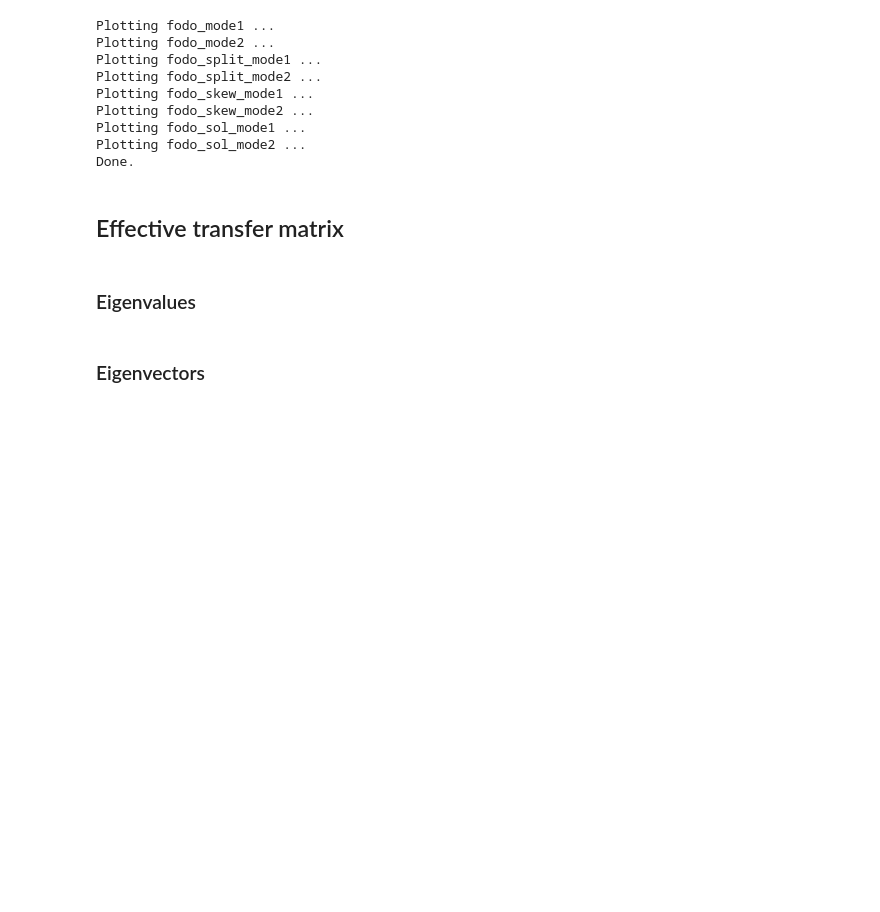
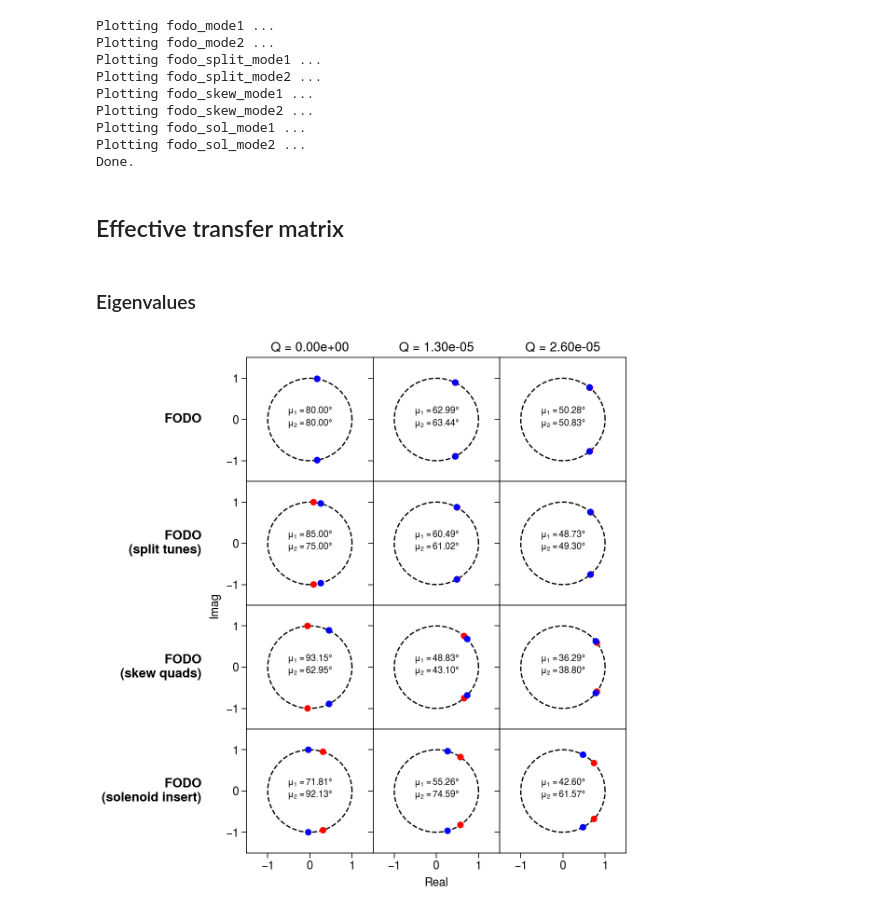
Before and after one commit to austin-hoover/accphys-tools, a Jupyter notebook: pyorbit_studies/matching/comparison/fodo_variants/analysis.ipynb, the cells around one changed output. Drawn from its saved outputs; the diff is of its cells as text; code cells hidden in the pictures; blank space fills up the shorter version.

Commit message:
Add plots

```diff
--- a/pyorbit_studies/matching/comparison/fodo_variants/analysis.ipynb
+++ b/pyorbit_studies/matching/comparison/fodo_variants/analysis.ipynb
@@ -103,4 +103,9 @@ _cycler = myplt.colorcycle(cmap, len(perveances), cmap_range)
 # # print('Done.')
 # %% [markdown]
 ## Twiss parameters within lattice
+# %%
+grouped_keys = [('fodo_mode1', 'fodo_mode2'),
+                ('fodo_split_mode1', 'fodo_split_mode2'),
+                ('fodo_skew_mode1', 'fodo_skew_mode2'),
+                ('fodo_sol_mode1', 'fodo_sol_mode2')]
 # %%
@@ -245,47 +263,46 @@ Done.
 # %% [markdown]
 ### Eigenvalues
 # %%
-# nrows, ncols = 4, len(perveances)
-# s = 20
-# fontsize=8
+nrows, ncols = 4, 3
+s = 20
+fontsize = 7
 
-# fig, axes = plot.subplots(nrows=nrows, ncols=ncols, figsize=(13, 6.5), hspace=0, wspace=0)
-# myplt.set_labels(axes[0, :], ['Q = {:.2e}'.format(Q) for Q in perveances], 'title')
+fig, axes = plot.subplots(nrows=4, ncols=3, figsize=(5.75, 6), hspace=0, wspace=0)
+myplt.set_labels(axes[0, :], ['Q = {:.2e}'.format(Q) for Q in perveances[:3]], 'title')
 
-# # Plot unit circle in background
-# psi = np.linspace(0, 2*np.pi, 50)
-# x_circle, y_circle = np.cos(psi), np.sin(psi)
-# for ax in axes:
-#     ax.plot(x_circle, y_circle, 'k--', lw=1, zorder=0)
+# Plot unit circle in background
+psi = np.linspace(0, 2*np.pi, 50)
+x_circle, y_circle = np.cos(psi), np.sin(psi)
+for ax in axes:
+    ax.plot(x_circle, y_circle, 'k--', lw=1, zorder=0)
 
-# # Plot eigenvalues
-# keys = transfer_mats_dict.keys()
-# keys_solution1 = [key for key in keys if key.endswith('1')]
-# keys_solution2 = [key for key in keys if key.endswith('2')]
+# Plot eigenvalues
+keys = transfer_mats_dict.keys()
+keys_solution1 = [key for key in keys if key.endswith('1')]
+keys_solution2 = [key for key in keys if key.endswith('2')]
 
+for i, key in enumerate(keys_solution1):
+    transfer_mat_list = transfer_mats_dict[key]
+    for ax, M in zip(axes[i, :], transfer_mat_list[:3]):
+        eigvals, eigvecs = np.linalg.eig(M)
+        ax.scatter(eigvals.real, eigvals.imag,  s=s, c=('r', 'r', 'b', 'b'), zorder=1)
+        mu1, _, mu2, _ = np.degrees(np.arccos(eigvals.real))
+        split = 0.05
+        ax.annotate(r'$\mu_1 = {:.2f}\degree$'.format(mu1), xy=(0.5, 0.5+split),
+                    xycoords='axes fraction', horizontalalignment='center', fontsize=fontsize)
+        ax.annotate(r'$\mu_2 = {:.2f}\degree$'.format(mu2), xy=(0.5, 0.5-split),
+                    xycoords='axes fraction', horizontalalignment='center', fontsize=fontsize)
 
-# for i, key in enumerate(keys_solution1):
-#     transfer_mat_list = transfer_mats_dict[key]
-#     for ax, M in zip(axes[i, :], transfer_mat_list):
-#         eigvals, eigvecs = np.linalg.eig(M)
-#         ax.scatter(eigvals.real, eigvals.imag,  s=s, c=('r', 'r', 'b', 'b'), zorder=1)
-#         mu1, _, mu2, _ = np.degrees(np.arccos(eigvals.real))
-#         split, fontsize = 0.05, 8
-#         ax.annotate(r'$\mu_1 = {:.2f}\degree$'.format(mu1), xy=(0.5, 0.5+split),
-#                     xycoords='axes fraction', horizontalalignment='center', fontsize=fontsize)
-#         ax.annotate(r'$\mu_2 = {:.2f}\degree$'.format(mu2), xy=(0.5, 0.5-split),
-#                     xycoords='axes fraction', horizontalalignment='center', fontsize=fontsize)
+# Formatting
+scale = 1.5
+axes.format(
+    grid=False,
+    xlim=(-scale, scale), ylim=(-scale, scale), xlabel='Real', ylabel='Imag',
+    xticks=[-1, 0, 1], yticks=[-1, 0, 1],
+    leftlabels=['FODO', 'FODO\n(split tunes)', 'FODO\n(skew quads)', 'FODO\n(solenoid insert)'],
+    xminorlocator='null', yminorlocator='null'
+)
 
-# # Formatting
-# scale = 1.25
-# axes.format(
-#     suptitle='Perveance', grid=False,
-#     xlim=(-scale, scale), ylim=(-scale, scale), xlabel='Real', ylabel='Imag',
-#     xticks=[-1, 0, 1], yticks=[-1, 0, 1],
-#     leftlabels=['FODO', 'FODO\n(split tunes)', 'FODO\n(skew quads)', 'FODO\n(solenoid insert)'],
-#     xminorlocator='null', yminorlocator='null'
-# )
-
-# plt.savefig('_output/figures/eigvals.png', dpi=dpi, facecolor='w')
+plt.savefig('_output/figures/eigvals.png', dpi=dpi, facecolor='w')
+# %% [output]
+[figure, added]
-# %% [markdown]
-### Eigenvectors
```
Also changed, not shown: parts of 2 cells of this notebook.
